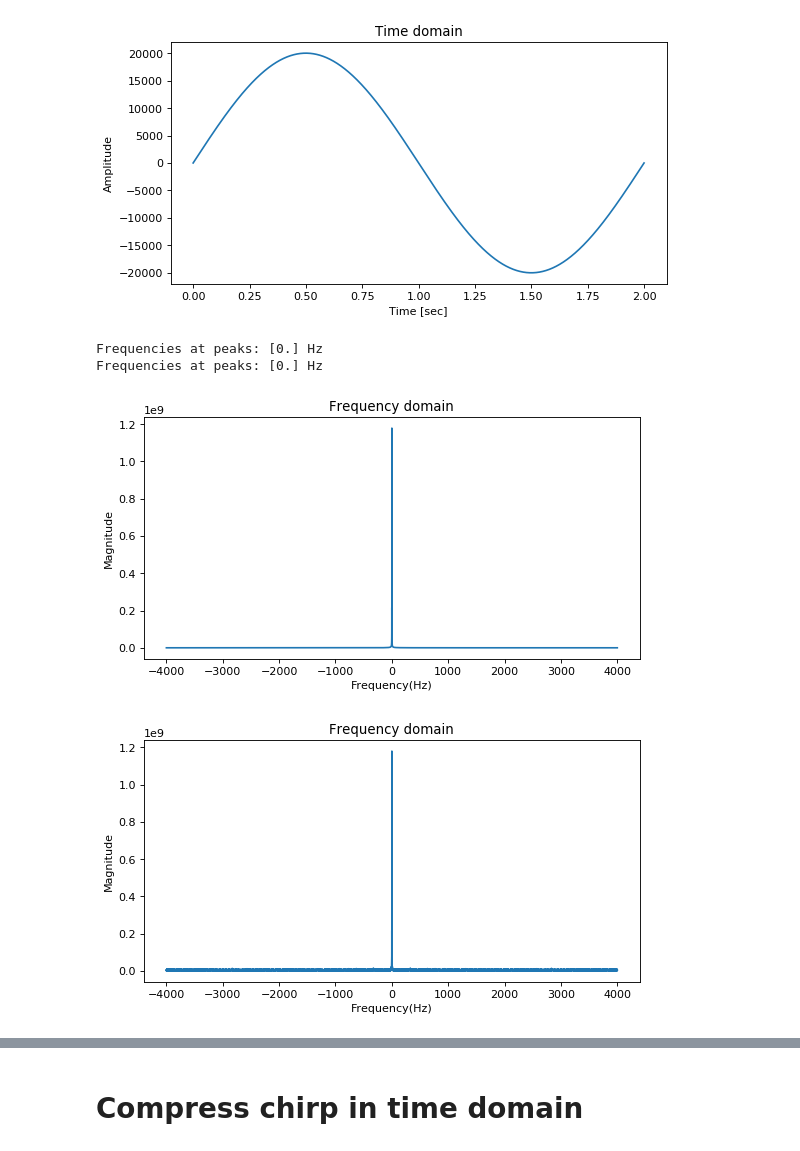
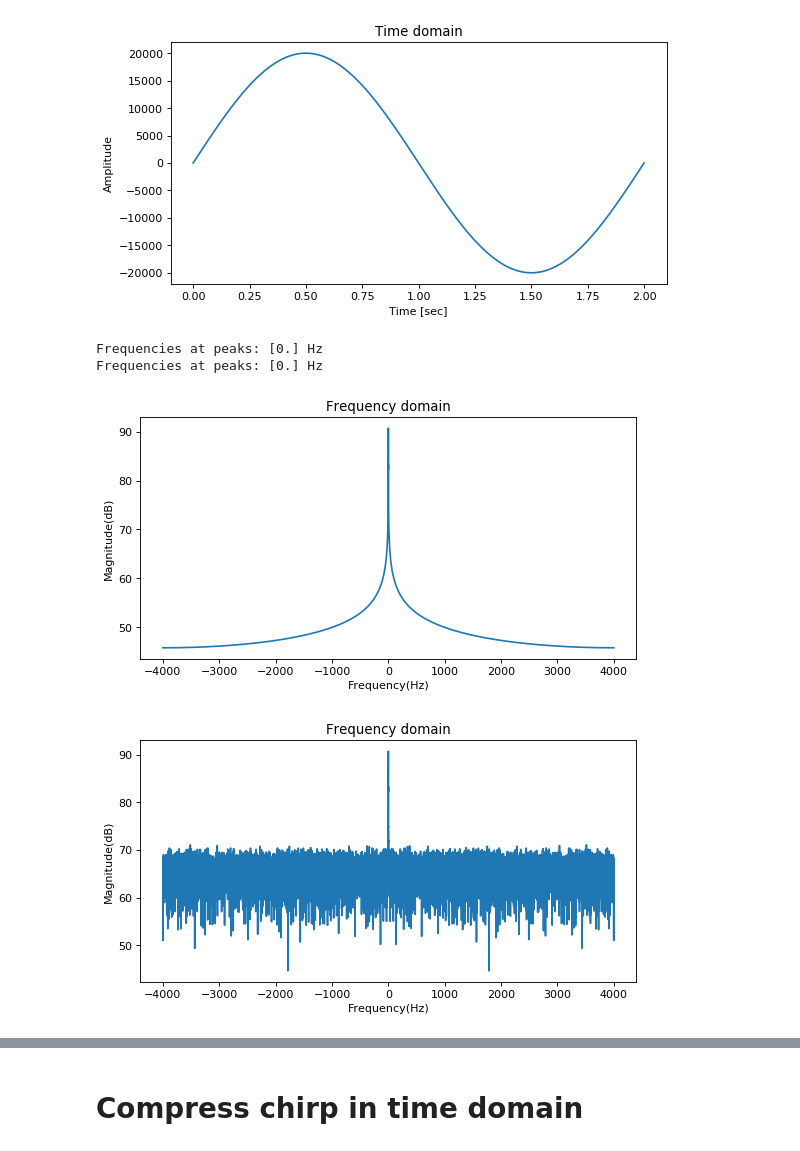
Before and after one commit to araobp/ultrasonic-communication, a Jupyter notebook: simulation/ChirpSimulation.ipynb, the cells around one changed output, grey strips where cells are left out. Cells and saved outputs as stored; diff of their text form; code cells hidden in the pictures.

```diff
--- a/simulation/ChirpSimulation.ipynb
+++ b/simulation/ChirpSimulation.ipynb
@@ -93,15 +89,19 @@ def constant_noise(freq=0, amp=AMPLITUDE, length=TIME_FRAME, phase=-pi/2.0, rot=
 ## FFT/IFFT functions
 # %%
 # Plot FFT frequency domain
-def plot_fft(wave, thres=0.95):
+def plot_fft(wave, thres=0.95, logscale=False):
     plt.figure(figsize=(8, 4), dpi=80)
     y = fftshift(fft(wave))
     freq = fftshift(fftfreq(len(y), 1/SAMPLING_RATE))
 
     a = abs(y)
-    plt.plot(freq, a)
+    if logscale:
+        plt.plot(freq, 10 * log10(a))
+        plt.ylabel("Magnitude(dB)")
+    else:
+        plt.plot(freq, a)
+        plt.ylabel("Magnitude")
     plt.xlabel("Frequency(Hz)")
-    plt.ylabel("Magnitude")
     plt.title("Frequency domain")
 
     freq = fftshift(fftfreq(len(y), 1/SAMPLING_RATE))
@@ -328,19 +334,19 @@ plot_wave(constant_noise(length=2.0, freq=0.5))
 # %%
 # Real Chirp signal under noise level (amplitude = 2000, noise amplitude = 20000)
 constant_noises = constant_noise(freq=0, amp=AMPLITUDE*2, length=2.0) +\
     constant_noise(freq=0.1, amp=AMPLITUDE*2, length=2.0) +\
     constant_noise(freq=0.2, amp=AMPLITUDE*2, length=2.0) +\
     constant_noise(freq=0.3, amp=AMPLITUDE*2, length=2.0) +\
     constant_noise(freq=0.6, amp=AMPLITUDE*2, length=2.0) +\
     constant_noise(freq=1, amp=AMPLITUDE*2, length=2.0)
 noise = white_noise(amp=AMPLITUDE*3, length=2.0) + constant_noises
-plot_fft(constant_noises)
-plot_fft(noise)
+plot_fft(constant_noises, logscale=True)
+plot_fft(noise, logscale=True)
 # %% [output]
 Frequencies at peaks: [0.] Hz
 Frequencies at peaks: [0.] Hz
-[figure, old version]
+[figure, new version]
-[figure, old version]
+[figure, new version]
 # %%
 # Chirp signal under strong constant noises around zero Hz + white nose
 plot_fft((chirp_cos(length=2.0, amp=2000) + noise) * chirp_cos(length=2.0), thres=0.999)
```
Also changed, not shown: parts of 15 cells of this notebook, 1 other file.
